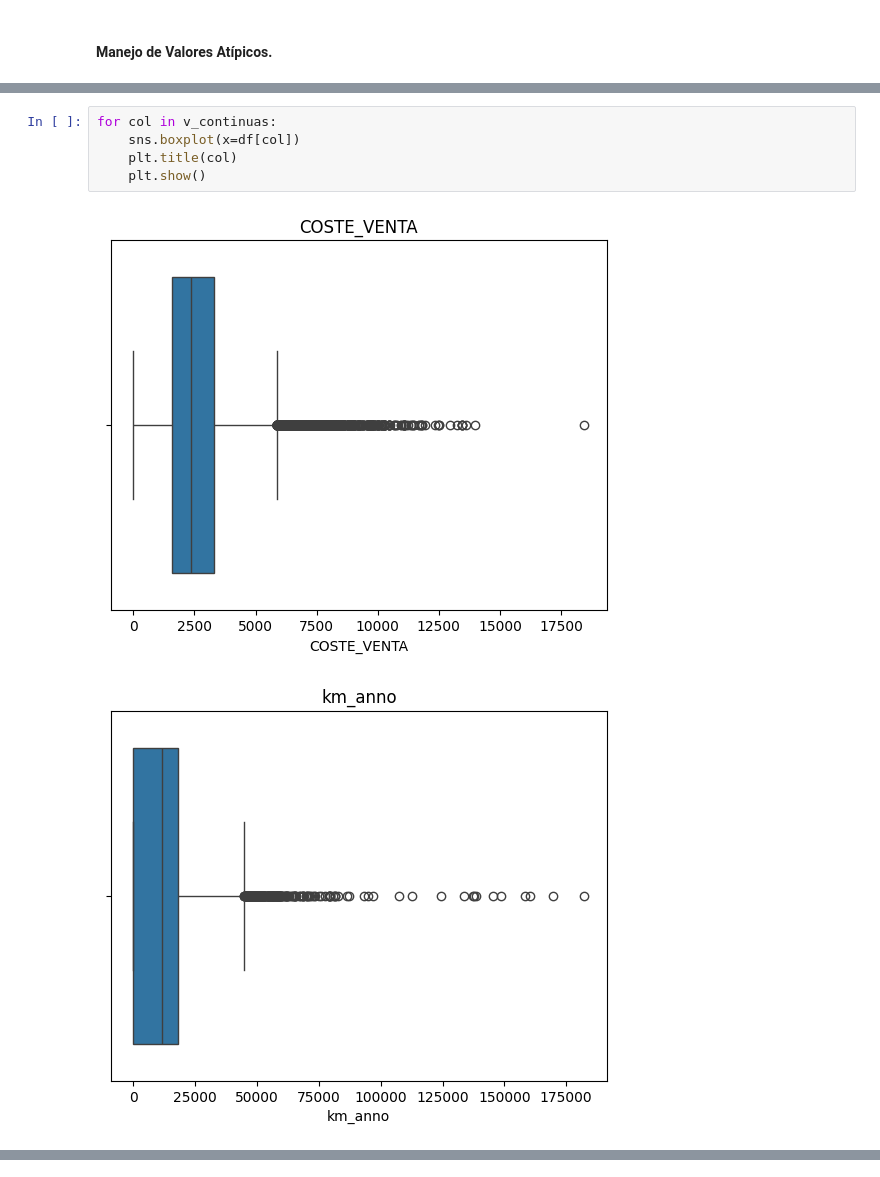
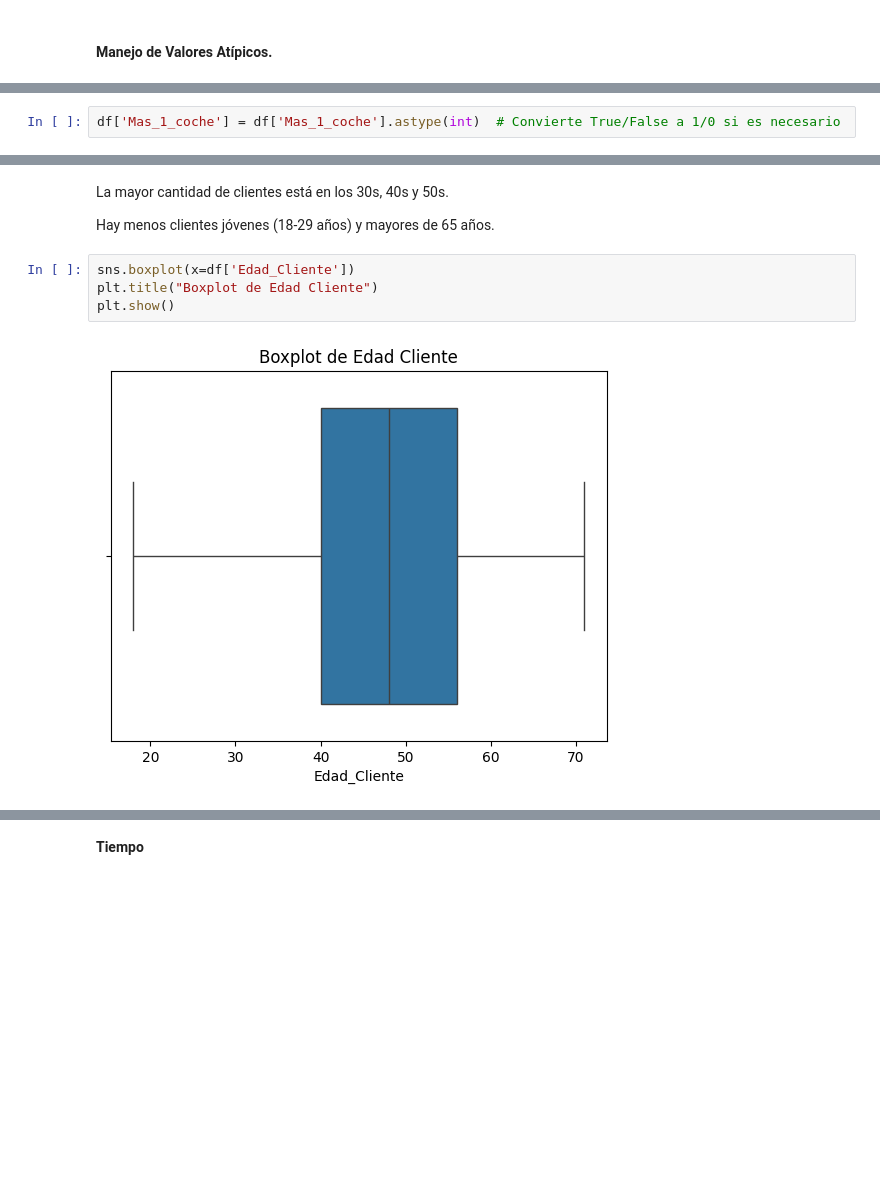
Before and after one commit to clauloro/Caso01_Propensity, a Jupyter notebook: Análisis Exploratorio de Datos - Propensión de Compra.ipynb, the cells around one changed output, grey strips where cells are left out. Saved outputs shown, nothing was run; the diff lists cells and outputs as text; blank space fills up the shorter version.

Commit message:
variables continuas futuras agrupaciones y valores atípicos

```diff
--- a/Análisis Exploratorio de Datos - Propensión de Compra.ipynb
+++ b/Análisis Exploratorio de Datos - Propensión de Compra.ipynb
@@ -585,0 +672,2 @@ df[v_continuas].describe()
+# %%
+df['Mas_1_coche'] = df['Mas_1_coche'].astype(int)  # Convierte True/False a 1/0 si es necesario
@@ -586,8 +803,10 @@ df[v_continuas].describe()
+# %% [markdown]
+La mayor cantidad de clientes está en los 30s, 40s y 50s.
+
+Hay menos clientes jóvenes (18-29 años) y mayores de 65 años.
 # %%
-for col in v_continuas:
-    sns.boxplot(x=df[col])
-    plt.title(col)
-    plt.show()
+sns.boxplot(x=df['Edad_Cliente'])
+plt.title("Boxplot de Edad Cliente")
+plt.show()
 # %% [output]
-[figure, old version]
+[figure, new version]
-[figure, removed]
@@ -597,0 +813,2 @@ for col in v_continuas:
+# %% [markdown]
+**Tiempo**
```
Also changed, not shown: parts of 25 cells of this notebook.
